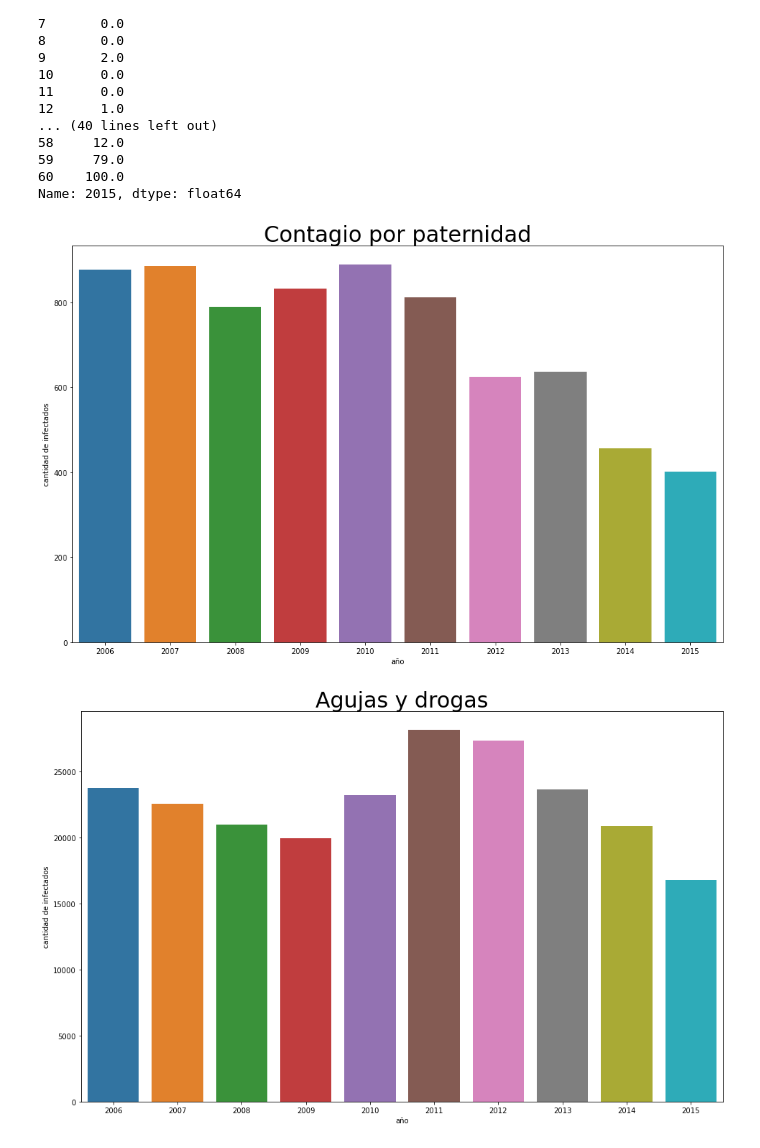
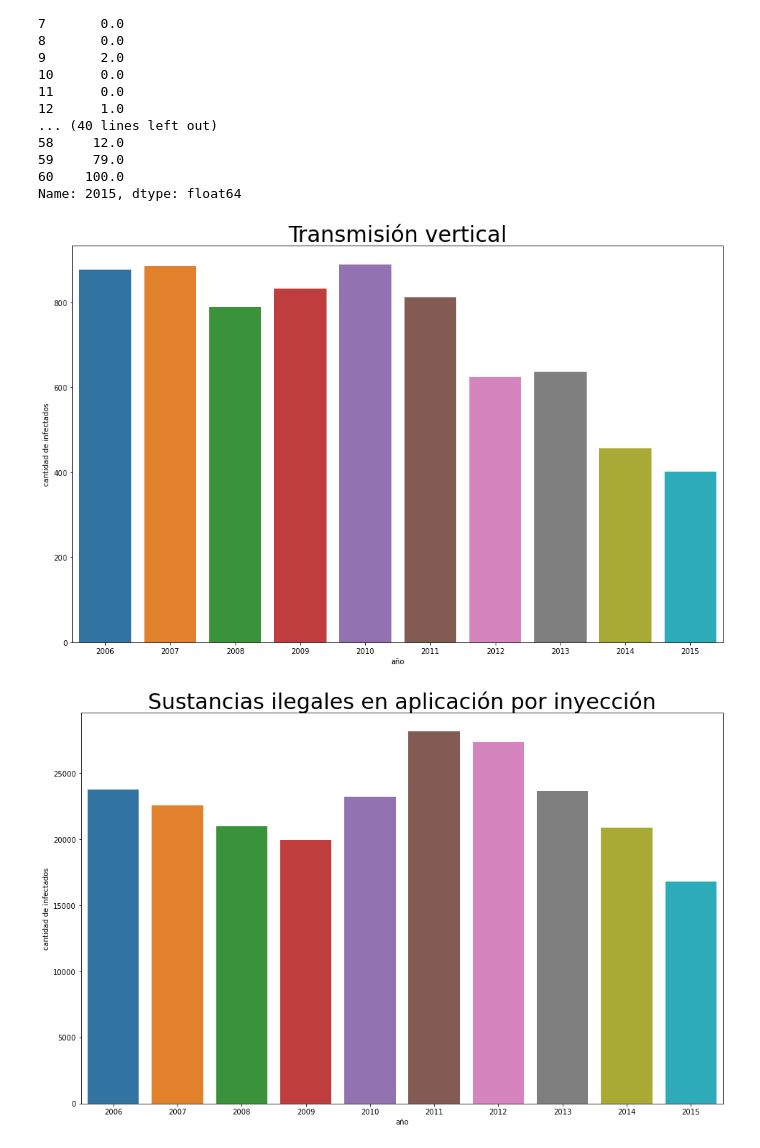
Before and after one commit to LEPPEDIAZ/Pandemias_Mundiales, a Jupyter notebook: Predicciones VIH.ipynb, the cells around one changed output. Saved outputs shown, nothing was run; the diff lists cells and outputs as text; code cells hidden in the pictures.

```diff
--- a/Predicciones VIH.ipynb
+++ b/Predicciones VIH.ipynb
@@ -524,7 +565,7 @@ aids_mother_to_child_2015
 Name: 2015, dtype: float64
 # %%
 plt.figure(figsize=(16, 10))
-plt.title('Contagio por paternidad', size=30)
+plt.title('Transmisión vertical', size=30)
 df1=pd.DataFrame({'año': '2006','cantidad de infectados': aids_mother_to_child_2006.sum()}, index=[0])
 df2=pd.DataFrame({'año': '2007','cantidad de infectados': aids_mother_to_child_2007.sum()}, index=[0])
 df3=pd.DataFrame({'año': '2008','cantidad de infectados': aids_mother_to_child_2008.sum()}, index=[0])
@@ -541,27 +582,27 @@ res=pd.concat([df1,df2, df3, df4, df5, df6, df7, df8, df9, df10])
 sns.barplot(x='año',y='cantidad de infectados',data=res)
 plt.show()
 # %% [output]
-[figure, old version]
+[figure, new version]
 # %%
 plt.figure(figsize=(16, 10))
-plt.title('Agujas y drogas', size=30)
+plt.title('Sustancias ilegales en aplicación por inyección', size=30)
 df1=pd.DataFrame({'año': '2006','cantidad de infectados': aids_drug_injection_2006.sum()}, index=[0])
 df2=pd.DataFrame({'año': '2007','cantidad de infectados': aids_drug_injection_2007.sum()}, index=[0])
 df3=pd.DataFrame({'año': '2008','cantidad de infectados': aids_drug_injection_2008.sum()}, index=[0])
 df4=pd.DataFrame({'año': '2009','cantidad de infectados': aids_drug_injection_2009.sum()}, index=[0])
 df5=pd.DataFrame({'año': '2010','cantidad de infectados': aids_drug_injection_2010.sum()}, index=[0])
 df6=pd.DataFrame({'año': '2011','cantidad de infectados': aids_drug_injection_2011.sum()}, index=[0])
 df7=pd.DataFrame({'año': '2012','cantidad de infectados': aids_drug_injection_2012.sum()}, index=[0])
 df8=pd.DataFrame({'año': '2013','cantidad de infectados': aids_drug_injection_2013.sum()}, index=[0])
 df9=pd.DataFrame({'año': '2014','cantidad de infectados': aids_drug_injection_2014.sum()}, index=[0])
 df10=pd.DataFrame({'año': '2015','cantidad de infectados': aids_drug_injection_2015.sum()}, index=[0])
 #df1['hue']=1
 #df2['hue']=2
 res=pd.concat([df1,df2, df3, df4, df5, df6, df7, df8, df9, df10])
 sns.barplot(x='año',y='cantidad de infectados',data=res)
 plt.show()
 # %% [output]
-[figure, old version]
+[figure, new version]
 # %%
 aids_country_age= pd.read_csv('Data/vih/new_HIV_diagnoses_by_sex_age_year_of_diagnosis_2006 to 2015.csv')
 aids_country_age
```
Also changed, not shown: parts of 14 cells of this notebook, 7 other files.
